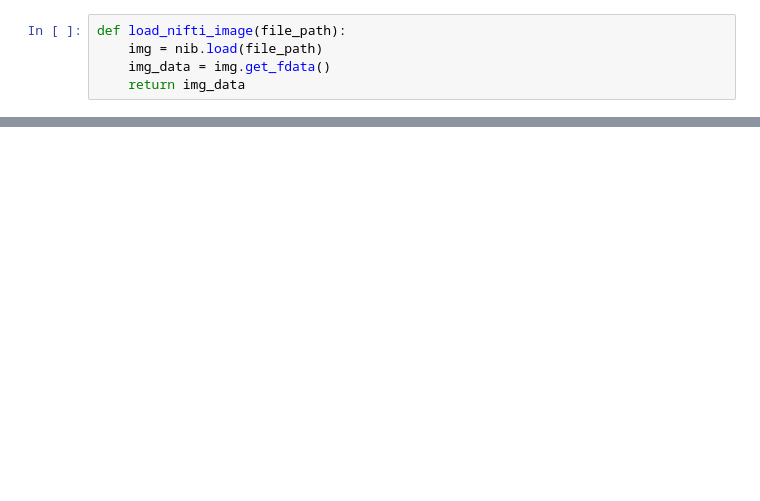
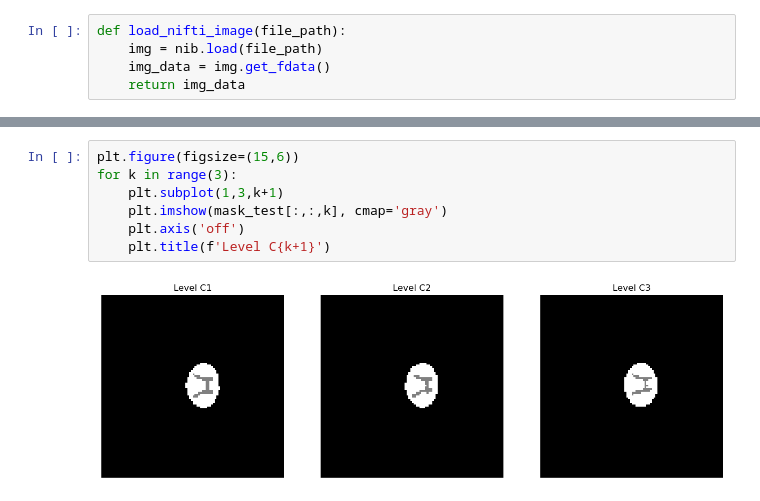
Before and after one commit to Clement1103/data_science_projects, a Jupyter notebook: DL_projects/spinal_cord_segmentation/gray_matter_segmentation.ipynb, the cells around one changed output, grey strips where cells are left out. Saved outputs shown, nothing was run; the diff lists cells and outputs as text; blank space fills up the shorter version.

```diff
--- a/DL_projects/spinal_cord_segmentation/gray_matter_segmentation.ipynb
+++ b/DL_projects/spinal_cord_segmentation/gray_matter_segmentation.ipynb
@@ -19,0 +27,9 @@ for k in range(3):
+# %%
+plt.figure(figsize=(15,6))
+for k in range(3):
+    plt.subplot(1,3,k+1)
+    plt.imshow(mask_test[:,:,k], cmap='gray')
+    plt.axis('off')
+    plt.title(f'Level C{k+1}')
+# %% [output]
+[figure, added]
```
Also changed, not shown: parts of 10 cells of this notebook.
